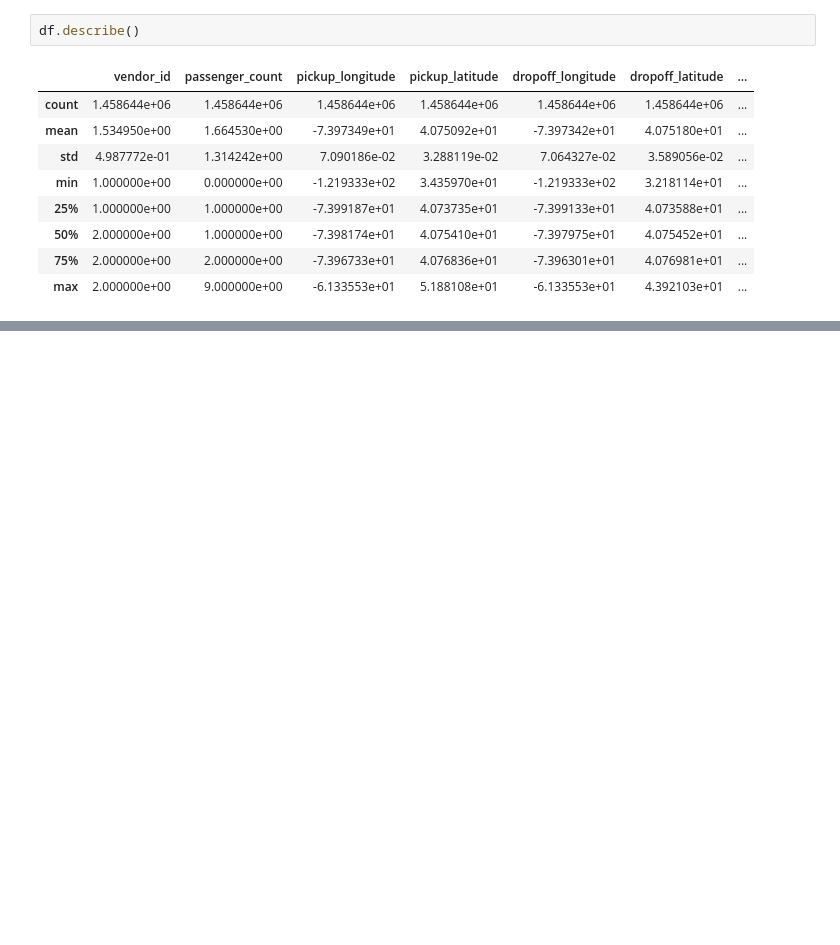
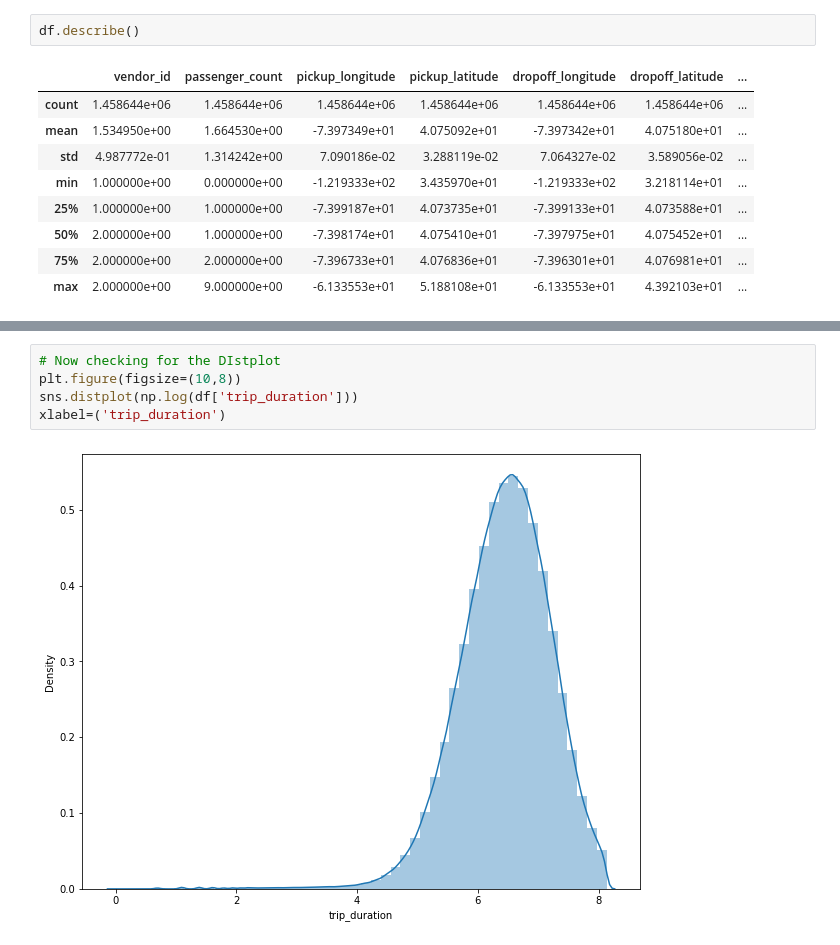
Before and after one commit to Arun1374/NYC-Taxi-Trip-Time-Prediction---Capstone-Project, a Jupyter notebook: NYC_Taxi_Trip_Time_Prediction_Capstone_Project.ipynb, the cells around one changed output, grey strips where cells are left out. Saved outputs shown, nothing was run; the diff lists cells and outputs as text; blank space fills up the shorter version.

```diff
--- a/NYC_Taxi_Trip_Time_Prediction_Capstone_Project.ipynb
+++ b/NYC_Taxi_Trip_Time_Prediction_Capstone_Project.ipynb
@@ -371,0 +449,7 @@ df.describe()
+# %%
+# Now checking for the DIstplot
+plt.figure(figsize=(10,8))
+sns.distplot(np.log(df['trip_duration']))
+xlabel=('trip_duration')
+# %% [output]
+[figure, added]
```
Also changed, not shown: parts of 34 cells of this notebook.
